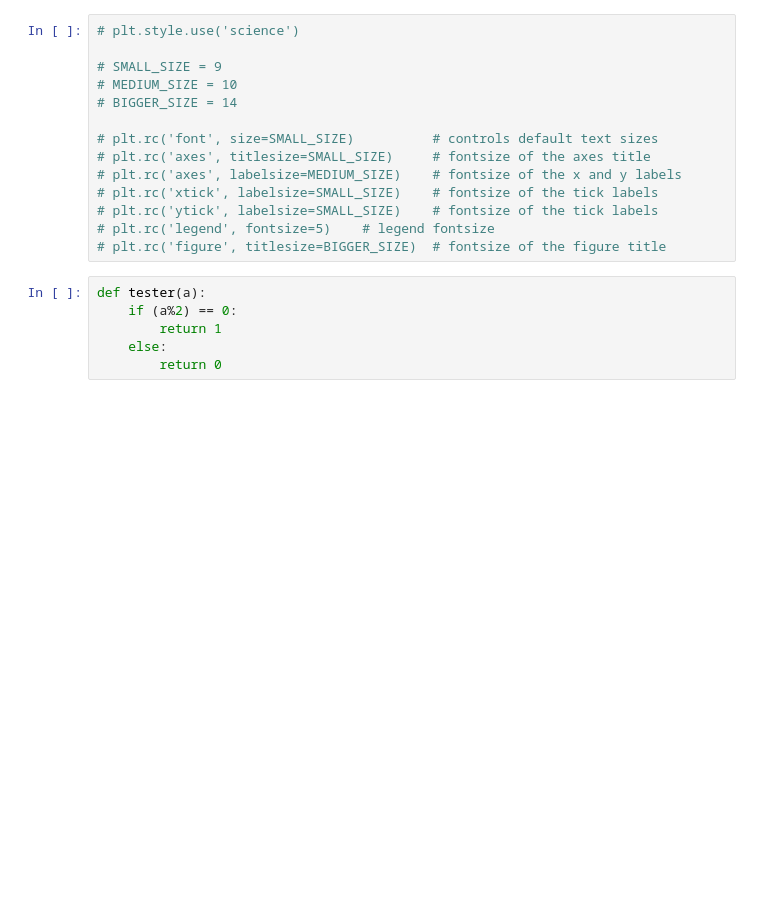
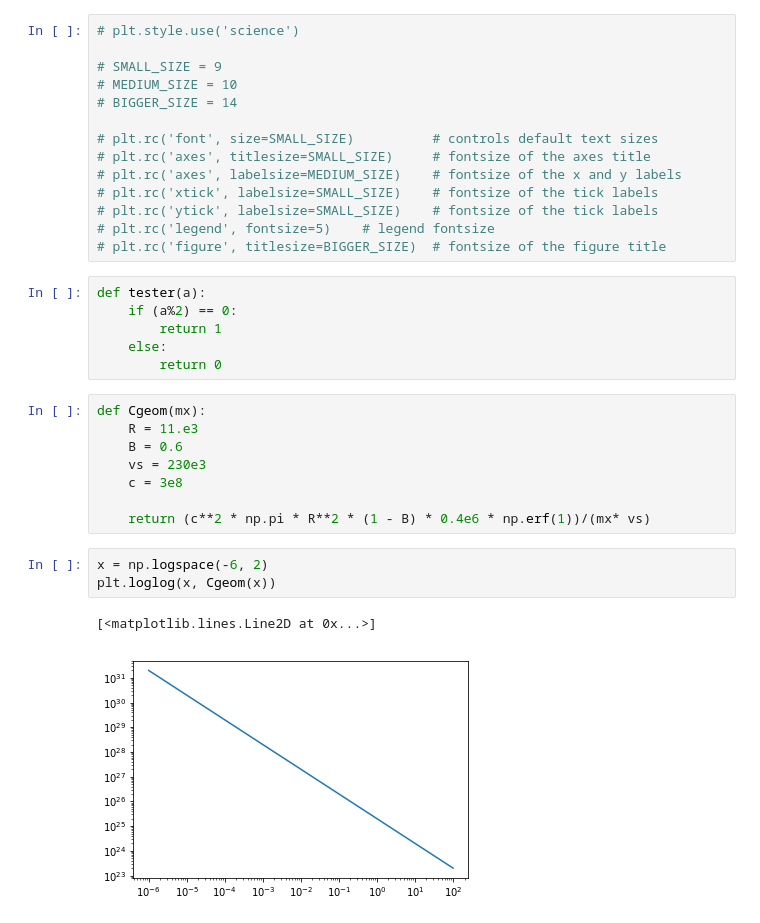
Before and after one commit to mvirgato/Masters, a Jupyter notebook: cap_rate/Mathematica_cap/pyAnn.ipynb, the cells around one changed output. Saved outputs shown, nothing was run; the diff lists cells and outputs as text; blank space fills up the shorter version.

```diff
--- a/cap_rate/Mathematica_cap/pyAnn.ipynb
+++ b/cap_rate/Mathematica_cap/pyAnn.ipynb
@@ -23,6 +23,20 @@ def tester(a):
         return 1
     else:
         return 0
+# %%
+def Cgeom(mx):
+    R = 11.e3
+    B = 0.6
+    vs = 230e3
+    c = 3e8
+
+    return (c**2 * np.pi * R**2 * (1 - B) * 0.4e6 * np.erf(1))/(mx* vs)
+# %%
+x = np.logspace(-6, 2)
+plt.loglog(x, Cgeom(x))
+# %% [output]
+[<matplotlib.lines.Line2D at 0x...>]
+[figure, added]
 # %%
 names = []
 
```
Also changed, not shown: parts of 1 cell of this notebook, 5 other files.
